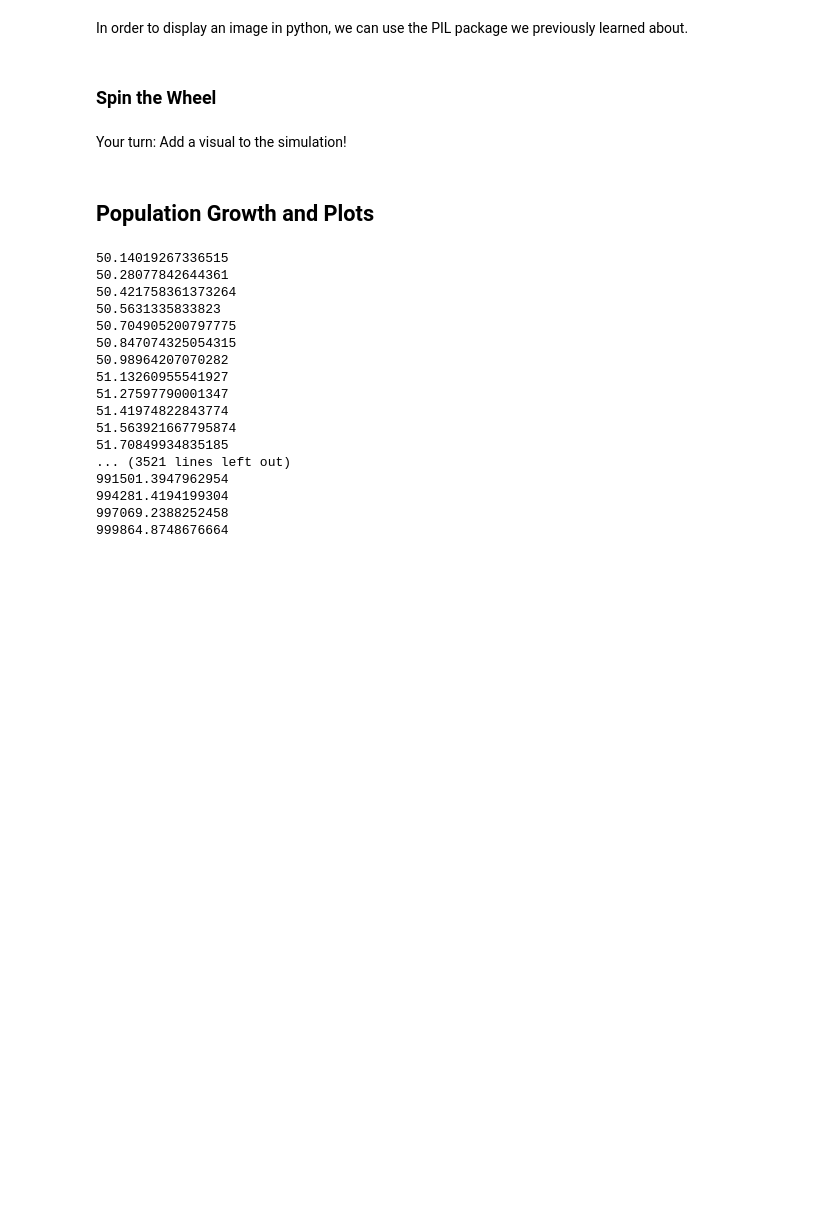
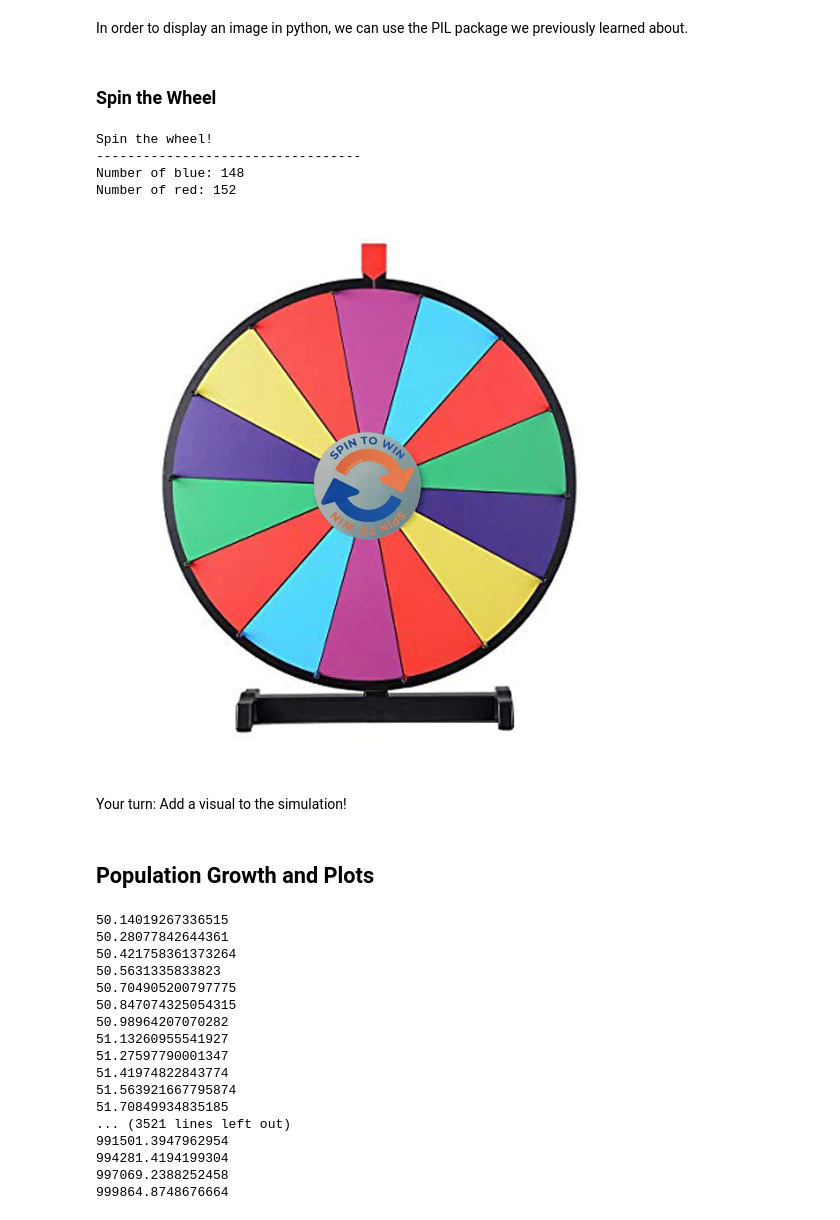
Before and after one commit to benjaminlee24/gang-ds-blog, a Jupyter notebook: _notebooks/2023-04-25-P3M-Simulations.ipynb, the cells around one changed output. Cells and saved outputs as stored; diff of their text form; code cells hidden in the pictures; blank space fills up the shorter version.

```diff
--- a/_notebooks/2023-04-25-P3M-Simulations.ipynb
+++ b/_notebooks/2023-04-25-P3M-Simulations.ipynb
@@ -150,22 +146,33 @@ In order to display an image in python, we can use the PIL package we previously
 # %%
 import random
 
 print("Spin the wheel!")
 print("----------------------------------")
+
+img = Image.open(r"images/SpinTheWheel.png")
+
 
 n = 300
 blue = 0
 red = 0
 
 for i in range(n):
     spin = random.randint(1,2)
     if spin == 1: # head
         blue = blue + 1
     else:         # tail
         red = red + 1
 
 print('Number of blue:', blue)
 print('Number of red:', red)
+
+display(img)
+# %% [output]
+Spin the wheel!
+----------------------------------
+Number of blue: 148
+Number of red: 152
+[figure, added]
 # %% [markdown]
 Your turn: Add a visual to the simulation!
 # %% [markdown]
```
Also changed, not shown: parts of 12 cells of this notebook.
